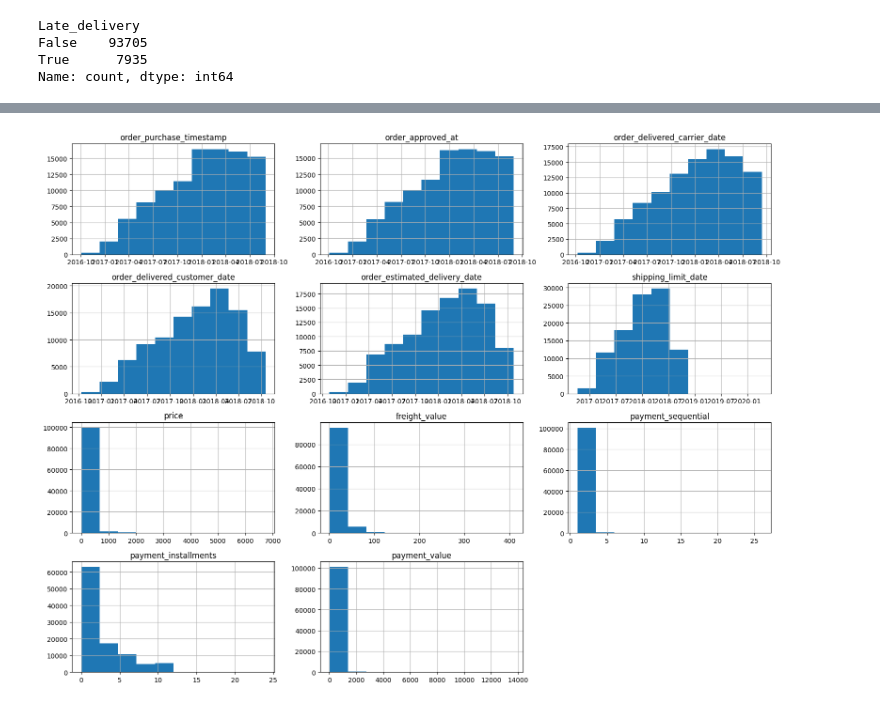
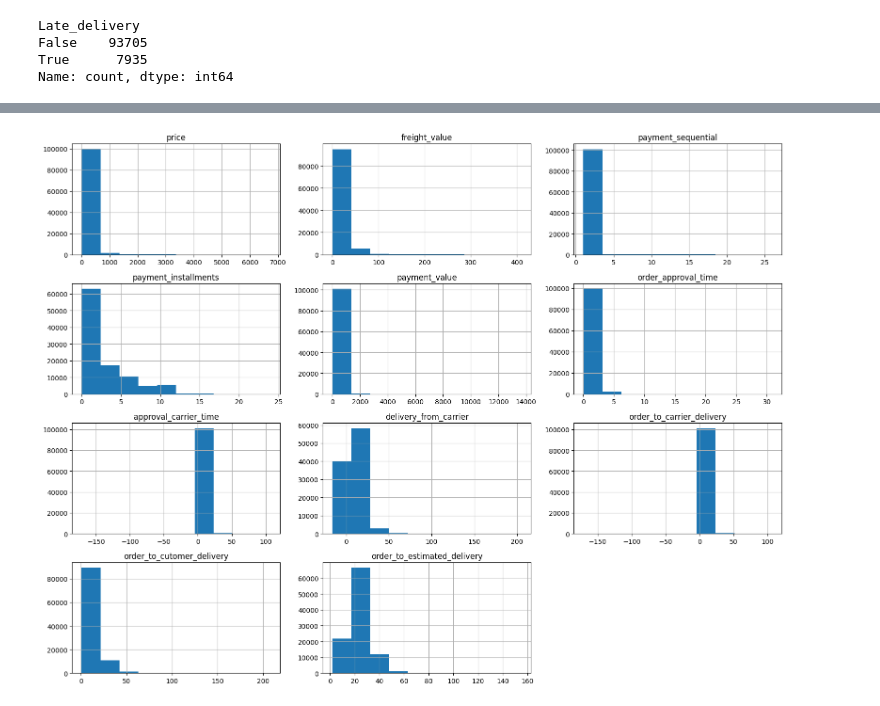
Before and after one commit to sherifalaa42/Brazilian_ecommerce, a Jupyter notebook: Data_wranggling.ipynb, the cells around one changed output, grey strips where cells are left out. Cells and saved outputs as stored; diff of their text form; code cells hidden in the pictures.

```diff
--- a/Data_wranggling.ipynb
+++ b/Data_wranggling.ipynb
@@ -16,0 +62,32 @@ df.head()
+# %%
+def drop_cols(df):
+    unuseful_columns = ['order_id', 'customer_id', 'customer_unique_id', 'order_item_id','product_id','seller_id',
+    'review_id',
+    'review_score',
+    'review_comment_title',
+    'review_comment_message',
+    'review_creation_date',
+    'review_answer_timestamp',
+    'product_category_name',
+    'product_name_lenght',
+    'product_description_lenght',
+    'product_photos_qty',
+    'product_weight_g',
+    'product_length_cm',
+    'product_height_cm',
+    'product_width_cm',
+    'customer_zip_code_prefix',
+    'customer_city',
+    'seller_zip_code_prefix']
+
+    date_columns = ['order_purchase_timestamp','order_approved_at',
+                    'order_delivered_carrier_date','order_delivered_customer_date',
+                   'order_estimated_delivery_date','shipping_limit_date'] # after applying feature extractions
+    unuseful_columns.extend(date_columns)
+    df.drop(columns = unuseful_columns, inplace= True)
+    return df
+# %%
+df = converting_to_datetime(df)
+df = Extracting_Date_Features(df)
+df = getting_target_value(df)
+df = drop_cols(df)
@@ -158,4 +174,2 @@ unness_cols = ['order_id', 'customer_id', 'customer_unique_id', 'order_item_id',
-# %%
-df.drop(columns= unness_cols, inplace= True)
 # %% [markdown]
 ### Handling the null and duplicated values
@@ -194,7 +204,5 @@ df.duplicated().sum()
 # %%
 df.drop_duplicates(inplace= True)
-# %%
-df.reset_index(inplace= True, drop= True)
 # %%
 df['Late_delivery'].value_counts()
 # %% [output]
@@ -216,6 +213,7 @@ Index(['order_status', 'order_purchase_timestamp', 'order_approved_at',
 # %%
-df.hist( figsize=(16,12))
+df.hist(figsize=(16,12),)
 plt.xticks(rotation=45)
+plt.title("Numerical attributes Histogram")
 plt.tight_layout()
 # %% [output]
-[figure, old version]
+[figure, new version]
```
Also changed, not shown: parts of 27 cells of this notebook.
